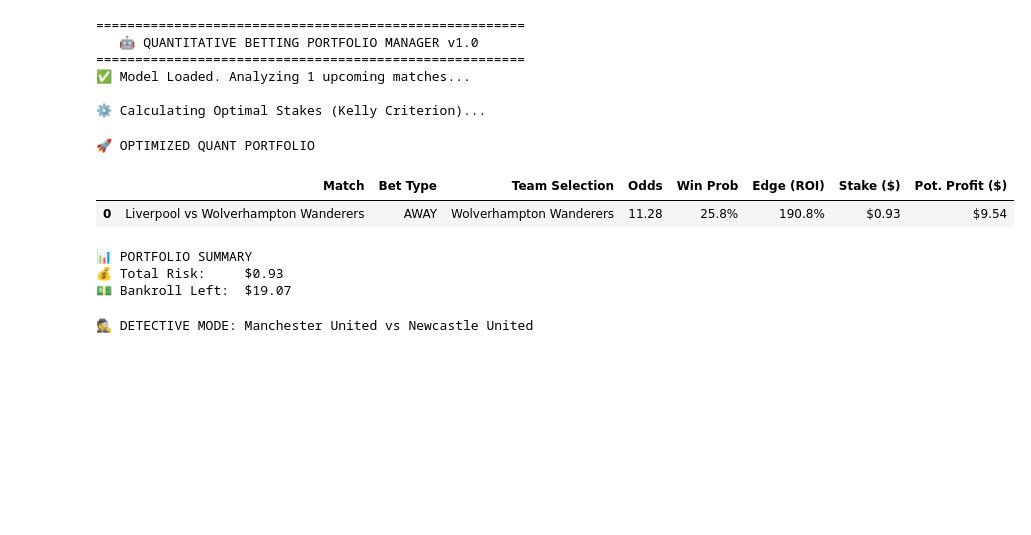
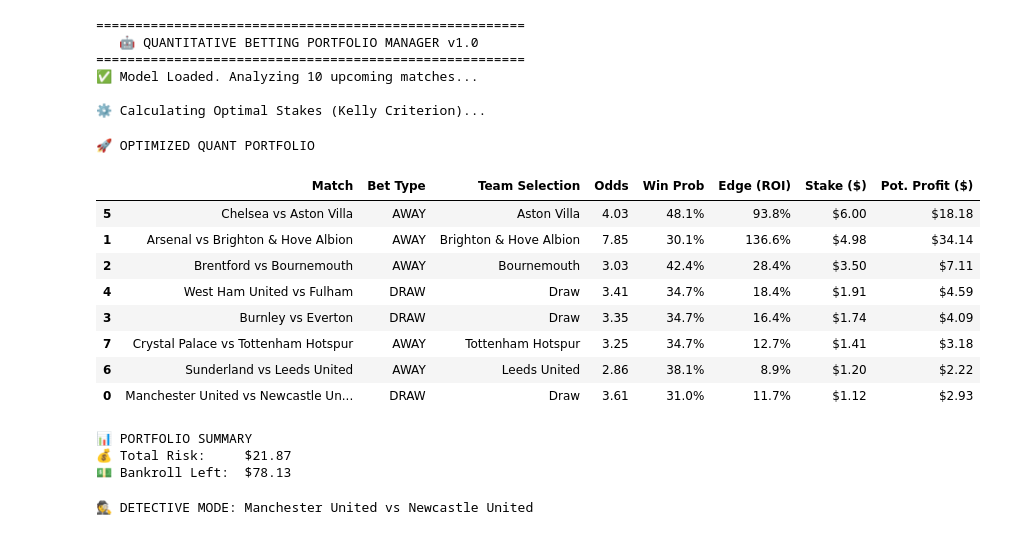
Before and after one commit to Zanehisako/football_predictor, a Jupyter notebook: quant_betting_engine.ipynb, the cells around one changed output. Saved outputs shown, nothing was run; the diff lists cells and outputs as text; code cells hidden in the pictures; blank space fills up the shorter version.

```diff
--- a/quant_betting_engine.ipynb
+++ b/quant_betting_engine.ipynb
@@ -13,11 +13,12 @@ print("=======================================================")
 # ==============================================================================
 # 1. USER CONFIGURATION (EDIT THIS PART)
 # ==============================================================================
-BANKROLL = 20.00        # Total betting budget ($)
+BANKROLL = 100.00        # Total betting budget ($)
 RISK_MODE = "Sensible"    # Options: "Aggressive" (0.5), "Sensible" (0.25), "Conservative" (0.1)
 MIN_EDGE = 0.05           # Minimum 5% ROI required to place a bet
+DRAW_EDGE= MIN_EDGE + 0.05           # Minimum 5% ROI On top of the MIN EDGE required to place a bet
 MAX_STAKE_PCT = 0.06      # Max 6% of bankroll on a single match (Risk management)
-MIN_PROBABILITY = 0.20    # Ignore outcomes with <20% chance (Reduces variance)
+MIN_PROBABILITY = 0.30    # Ignore outcomes with <20% chance (Reduces variance)
 
 # --- MANUAL FIXTURE LIST (Team Names must match your CSV data) ---
 fixtures = [
@@ -119,8 +120,9 @@ for f in fixtures:
         bets_for_match.append({'Type': 'HOME', 'Team': h_team, 'Odds': f['Odds_1'], 'Prob': p_home, 'Edge': edge_home})
 
     # Option 2: Draw
+    if f['Odds_X'] > 6.00 :p_draw =0
     edge_draw = (p_draw * f['Odds_X']) - 1
-    if edge_draw > MIN_EDGE and p_draw > MIN_PROBABILITY:
+    if edge_draw > DRAW_EDGE and p_draw > MIN_PROBABILITY:
         bets_for_match.append({'Type': 'DRAW', 'Team': 'Draw', 'Odds': f['Odds_X'], 'Prob': p_draw, 'Edge': edge_draw})
 
     # Option 3: Away
@@ -196,38 +198,45 @@ if not portfolio.empty:
 
         .set_caption("🚀 OPTIMIZED QUANT PORTFOLIO")
         .set_table_styles([
             {'selector': 'th', 'props': [('font-size', '12px'), ('text-align', 'center'), ('background-color', '#f4f4f4')]},
             {'selector': 'td', 'props': [('text-align', 'center'), ('padding', '8px')]},
             {'selector': 'caption', 'props': [('font-size', '16px'), ('font-weight', 'bold'), ('color', '#333')]}
         ])
     )
 
     # 4. Display
     from IPython.display import display
     display(styled_table)
 
     # 5. Print Summary Footer (Plain text is better for totals)
     total_inv = portfolio['Stake'].sum()
     print(f"\n📊 PORTFOLIO SUMMARY")
     print(f"💰 Total Risk:     ${total_inv:.2f}")
     print(f"💵 Bankroll Left:  ${BANKROLL - total_inv:.2f}")
 
 else:
     print("\n📉 No Value Bets Found.")
     print("The model thinks the bookies have priced all these games correctly (or you need lower thresholds).")
 # %% [output]
 =======================================================
    🤖 QUANTITATIVE BETTING PORTFOLIO MANAGER v1.0
 =======================================================
-✅ Model Loaded. Analyzing 1 upcoming matches...
+✅ Model Loaded. Analyzing 10 upcoming matches...
 
 ⚙️ Calculating Optimal Stakes (Kelly Criterion)...
 🚀 OPTIMIZED QUANT PORTFOLIO
 |  | Match | Bet Type | Team Selection | Odds | Win Prob | Edge (ROI) | Stake ($) | Pot. Profit ($) |
-| 0 | Liverpool vs Wolverhampton Wanderers | AWAY | Wolverhampton Wanderers | 11.28 | 25.8% | 190.8% | $0.93 | $9.54 |
+| 5 | Chelsea vs Aston Villa | AWAY | Aston Villa | 4.03 | 48.1% | 93.8% | $6.00 | $18.18 |
+| 1 | Arsenal vs Brighton & Hove Albion | AWAY | Brighton & Hove Albion | 7.85 | 30.1% | 136.6% | $4.98 | $34.14 |
+| 2 | Brentford vs Bournemouth | AWAY | Bournemouth | 3.03 | 42.4% | 28.4% | $3.50 | $7.11 |
+| 4 | West Ham United vs Fulham | DRAW | Draw | 3.41 | 34.7% | 18.4% | $1.91 | $4.59 |
+| 3 | Burnley vs Everton | DRAW | Draw | 3.35 | 34.7% | 16.4% | $1.74 | $4.09 |
+| 7 | Crystal Palace vs Tottenham Hotspur | AWAY | Tottenham Hotspur | 3.25 | 34.7% | 12.7% | $1.41 | $3.18 |
+| 6 | Sunderland vs Leeds United | AWAY | Leeds United | 2.86 | 38.1% | 8.9% | $1.20 | $2.22 |
+| 0 | Manchester United vs Newcastle Un... | DRAW | Draw | 3.61 | 31.0% | 11.7% | $1.12 | $2.93 |
 📊 PORTFOLIO SUMMARY
-💰 Total Risk:     $0.93
-💵 Bankroll Left:  $19.07
+💰 Total Risk:     $21.87
+💵 Bankroll Left:  $78.13
 # %%
 # ==========================================
 # MATCH EXPLAINER (Why did the model bet?)
```
Also changed, not shown: 4 other files.
